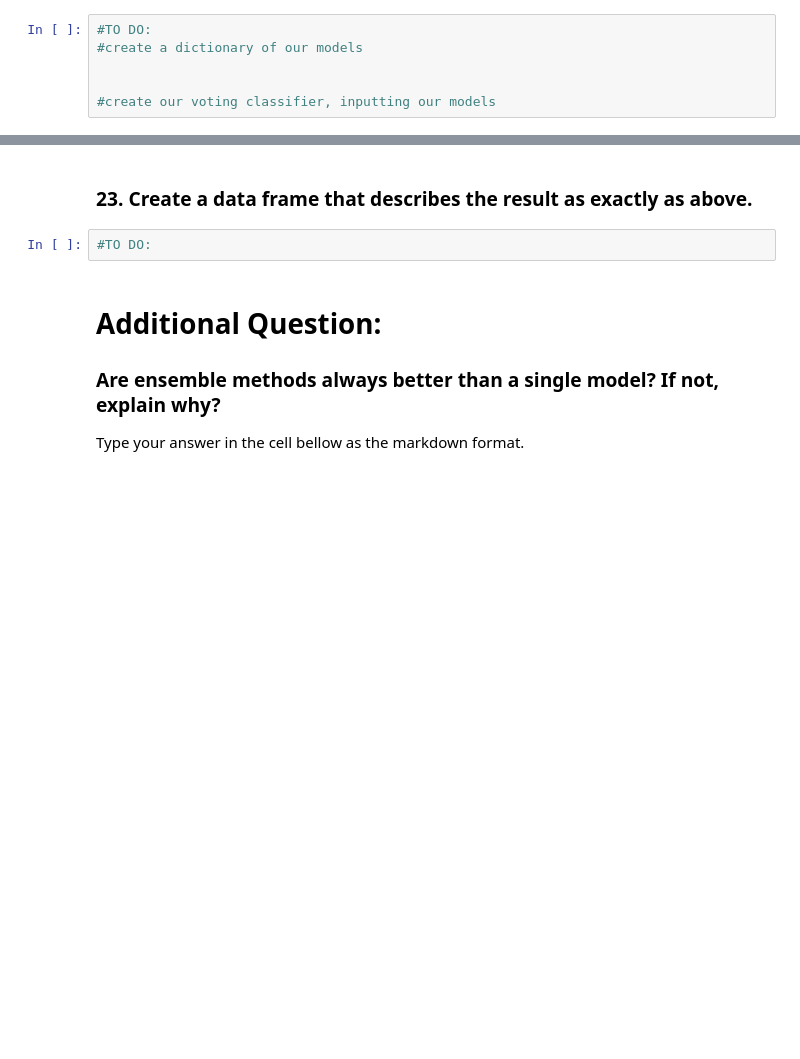
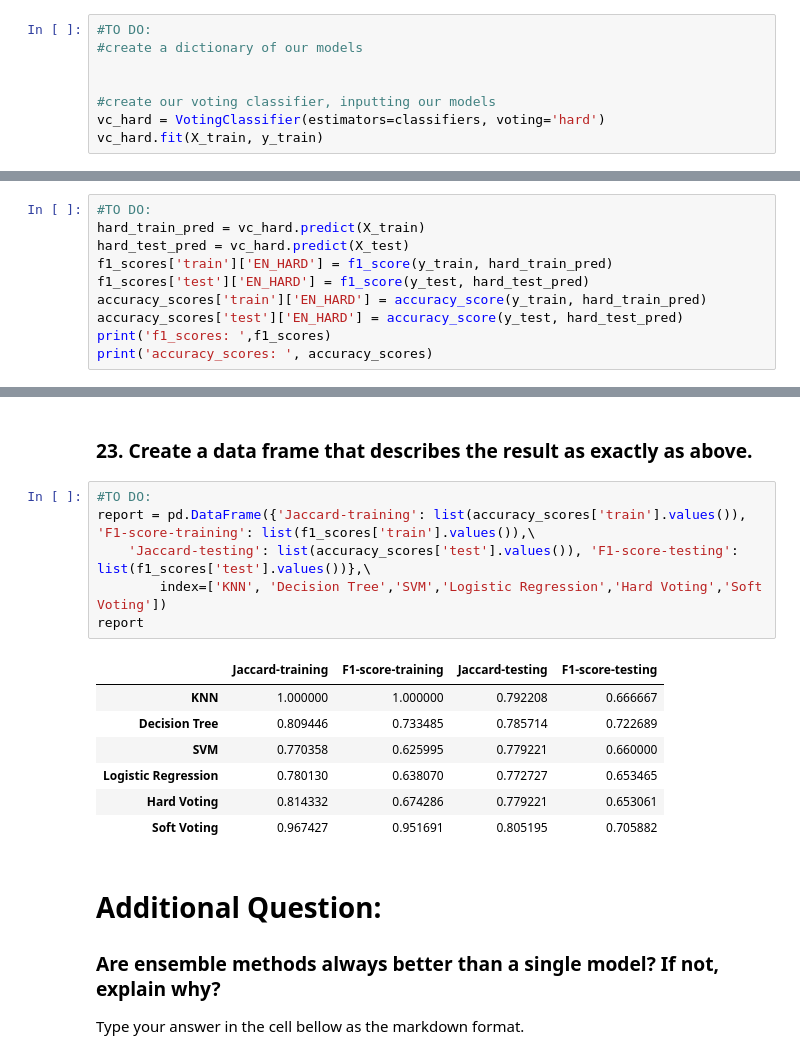
Before and after one commit to HarrisQuang/module-3-assignment-2, a Jupyter notebook: DSP303x_01_EN_2_Starter_Code.ipynb, the cells around one changed output, grey strips where cells are left out. Drawn from its saved outputs; the diff is of its cells as text; blank space fills up the shorter version.

```diff
--- a/DSP303x_01_EN_2_Starter_Code.ipynb
+++ b/DSP303x_01_EN_2_Starter_Code.ipynb
@@ -494,3 +494,5 @@ Hint: Using GridSearchCV in sklearn.model_selection.
 
 
 #create our voting classifier, inputting our models
+vc_hard = VotingClassifier(estimators=classifiers, voting='hard')
+vc_hard.fit(X_train, y_train)
@@ -498,0 +515,10 @@ Hint: Using GridSearchCV in sklearn.model_selection.
+# %%
+#TO DO:
+hard_train_pred = vc_hard.predict(X_train)
+hard_test_pred = vc_hard.predict(X_test)
+f1_scores['train']['EN_HARD'] = f1_score(y_train, hard_train_pred)
+f1_scores['test']['EN_HARD'] = f1_score(y_test, hard_test_pred)
+accuracy_scores['train']['EN_HARD'] = accuracy_score(y_train, hard_train_pred)
+accuracy_scores['test']['EN_HARD'] = accuracy_score(y_test, hard_test_pred)
+print('f1_scores: ',f1_scores)
+print('accuracy_scores: ', accuracy_scores)
@@ -510,8 +539,20 @@ You should be able to report the accuracy of the built model using different eva
 | Soft Voting        | ?                | ?                 |  ?             |  ?               |
 # %% [markdown]
 ### 23. Create a data frame that describes the result as exactly as above.
-# %%
-#TO DO:
+# %%
+#TO DO:
+report = pd.DataFrame({'Jaccard-training': list(accuracy_scores['train'].values()), 'F1-score-training': list(f1_scores['train'].values()),\
+    'Jaccard-testing': list(accuracy_scores['test'].values()), 'F1-score-testing': list(f1_scores['test'].values())},\
+        index=['KNN', 'Decision Tree','SVM','Logistic Regression','Hard Voting','Soft Voting'])
+report
+# %% [output]
+|  | Jaccard-training | F1-score-training | Jaccard-testing | F1-score-testing |
+| KNN | 1.000000 | 1.000000 | 0.792208 | 0.666667 |
+| Decision Tree | 0.809446 | 0.733485 | 0.785714 | 0.722689 |
+| SVM | 0.770358 | 0.625995 | 0.779221 | 0.660000 |
+| Logistic Regression | 0.780130 | 0.638070 | 0.772727 | 0.653465 |
+| Hard Voting | 0.814332 | 0.674286 | 0.779221 | 0.653061 |
+| Soft Voting | 0.967427 | 0.951691 | 0.805195 | 0.705882 |
 # %% [markdown]
 # Additional Question:
 ### Are ensemble methods always better than a single model? If not, explain why?
```
Also changed, not shown: parts of 5 cells of this notebook.
